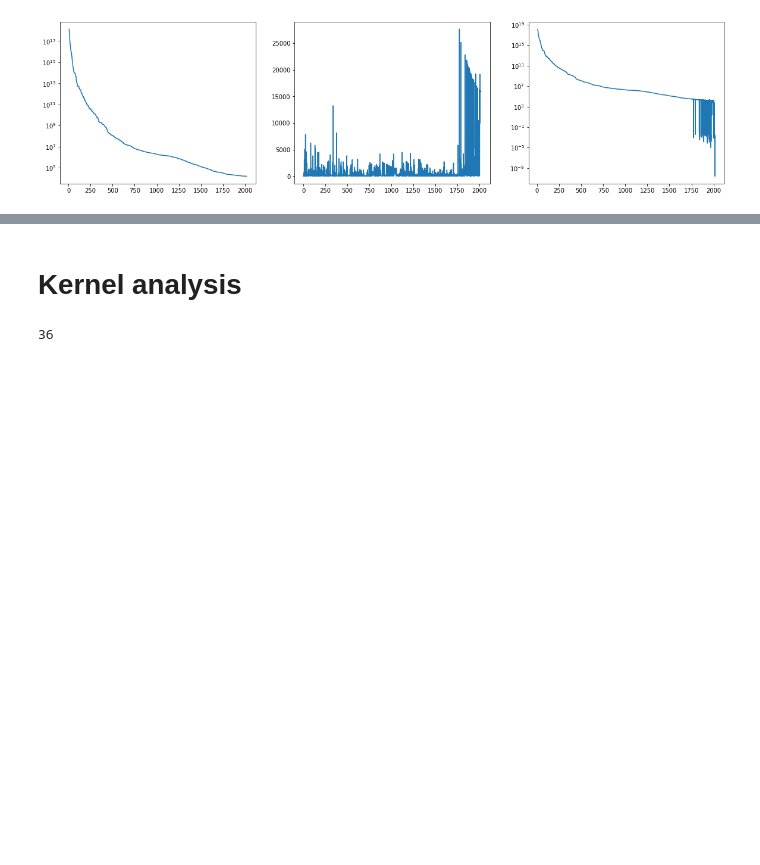
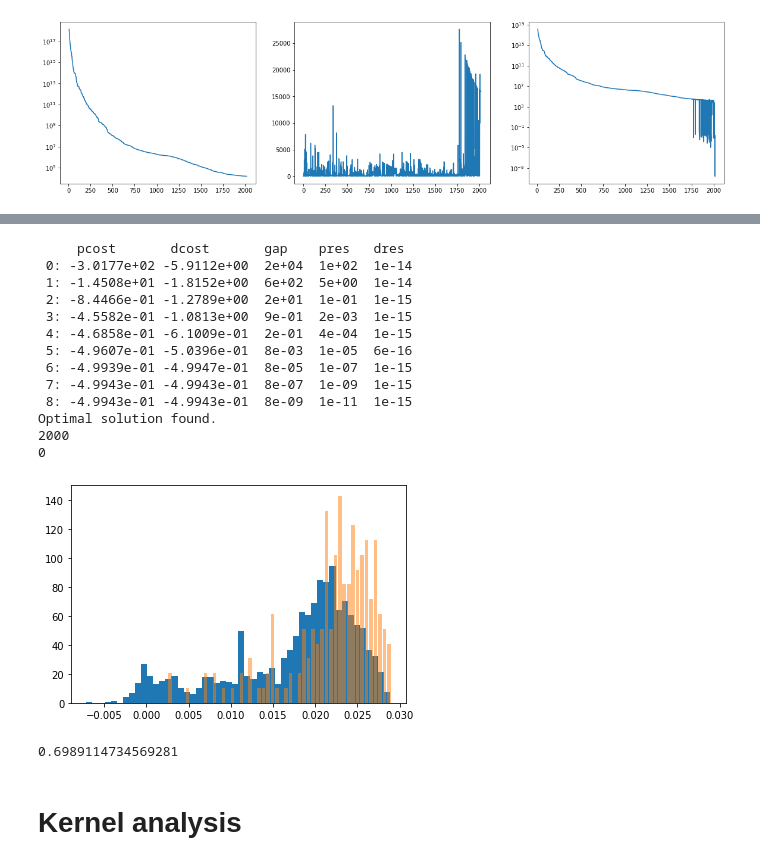
Before and after one commit to G-Horent/Kaggle_Kernelv2, a Jupyter notebook: test_functions.ipynb, the cells around one changed output, grey strips where cells are left out. Drawn from its saved outputs; the diff is of its cells as text; code cells hidden in the pictures; blank space fills up the shorter version.

```diff
--- a/test_functions.ipynb
+++ b/test_functions.ipynb
@@ -352,0 +307,12 @@ for i in range(3):
+# %%
+reload(km)
+split_list, split_idx = split_data(n_splits=3, return_indices=True)
+submi_graphs = load_test_data()
+
+sub_graphs, sub_labels = split_list[0]
+sub_idx = split_idx[0]
+# %%
+K = np.load("saved/RandomWalkKernel_3_subset_0.npy")
+K_psd = ak.psdfy(K, eps=1e-10)
+Kpn = ak.normalize(K_psd)
+Kpn_plus = ak.normalize(ak.psdfy(K, eps=1))
@@ -352,0 +341,3 @@ for i in range(3):
+# %%
+n_sub = 2000
+svm.fit(Kpn_plus[:n_sub, :n_sub], sub_labels[:n_sub])
@@ -353,3 +362,31 @@ for i in range(3):
+# %%
+reload(km)
+svm = km.KernelSVM2(lmbd=1, balanced=True)
+svm.fit(Kpn_plus[:n_sub, :n_sub], sub_labels[:n_sub])
+y = svm.predict(Kpn_plus)
+y_true = sub_labels
+# plt.scatter(y, y_true, c=(y_true + 1)//2, marker="+")
+plt.hist(y[y_true < 0], bins=50, density=True)
+plt.hist(y[y_true > 0], bins=50, density=True, alpha=0.5, rwidth=0.8);
+# %% [output]
+     pcost       dcost       gap    pres   dres
+ 0: -3.0177e+02 -5.9112e+00  2e+04  1e+02  1e-14
+ 1: -1.4508e+01 -1.8152e+00  6e+02  5e+00  1e-14
+ 2: -8.4466e-01 -1.2789e+00  2e+01  1e-01  1e-15
+ 3: -4.5582e-01 -1.0813e+00  9e-01  2e-03  1e-15
+ 4: -4.6858e-01 -6.1009e-01  2e-01  4e-04  1e-15
+ 5: -4.9607e-01 -5.0396e-01  8e-03  1e-05  6e-16
+ 6: -4.9939e-01 -4.9947e-01  8e-05  1e-07  1e-15
+ 7: -4.9943e-01 -4.9943e-01  8e-07  1e-09  1e-15
+ 8: -4.9943e-01 -4.9943e-01  8e-09  1e-11  1e-15
+Optimal solution found.
+2000
+0
+[figure, added]
+# %%
+svm.score(Kpn_plus, y_true, score_type='AUROC')
+# %% [output]
+0.6989114734569281
 # %% [markdown]
 # Kernel analysis
 # %%
@@ -366,8 +399,0 @@ K_ind = np.sqrt(K_diag[:,None]*K_diag[None,:])
-# %%
-for i in range(1, 2000):
-    ev = np.linalg.eigvalsh(K[:i,:i])
-    if ev.min() < 0:
-        break
-i
-# %% [output]
-36
```
Also changed, not shown: parts of 31 cells of this notebook, 3 other files.
